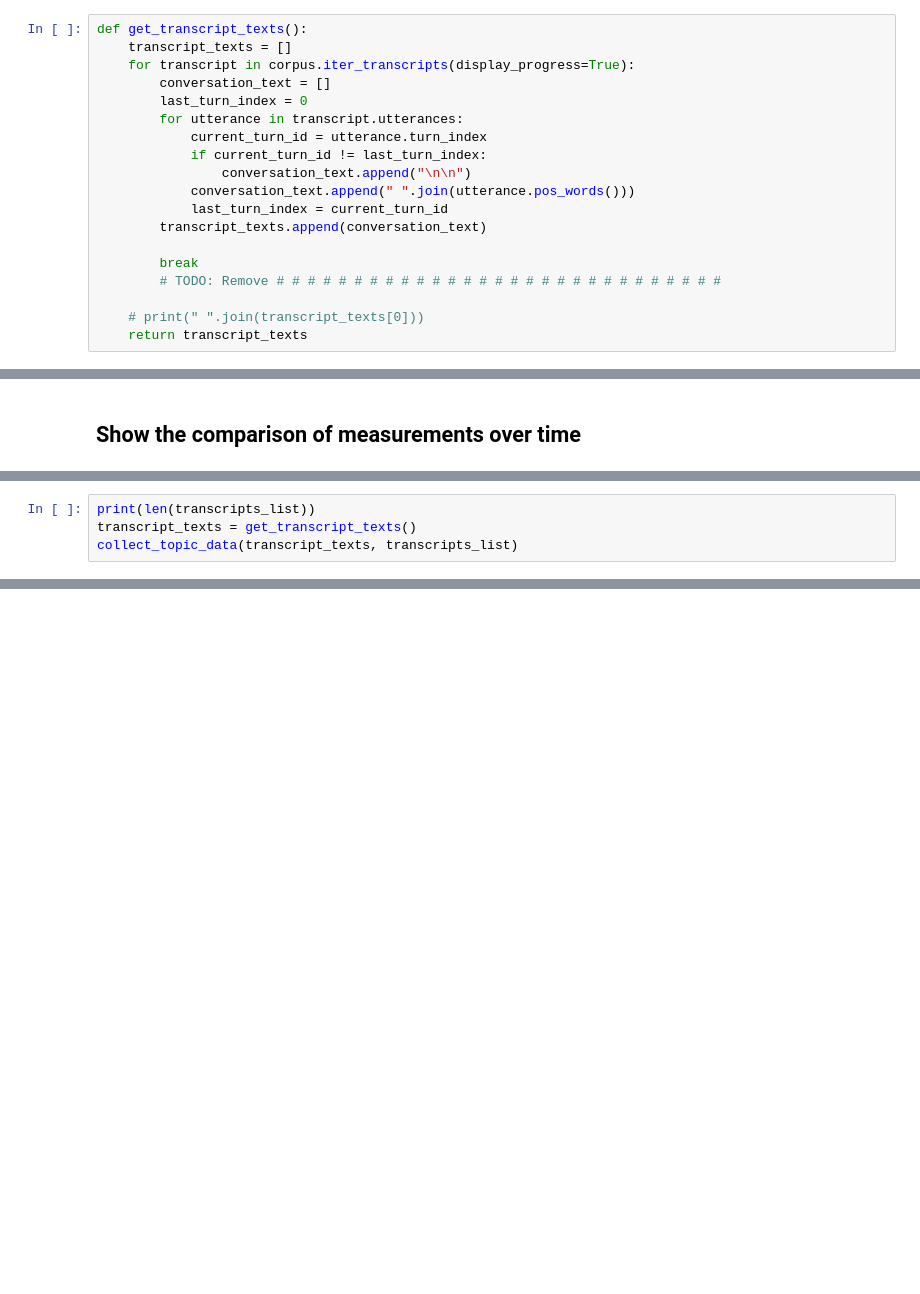
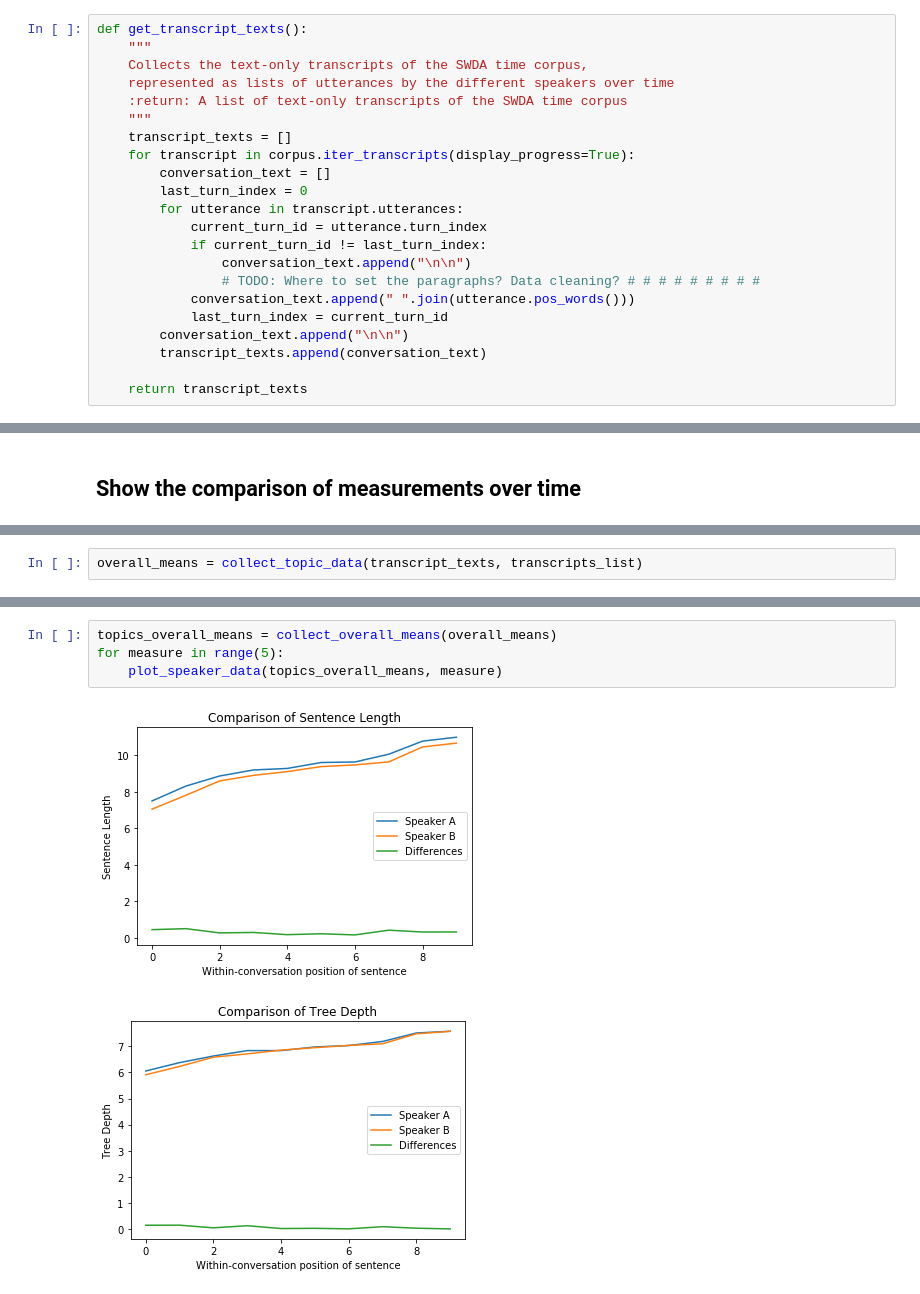
Before and after one commit to janoschhaber/CoSP, a Jupyter notebook: convergence/convergence.ipynb, the cells around one changed output, grey strips where cells are left out. Cells and saved outputs as stored; diff of their text form; blank space fills up the shorter version.

```diff
--- a/convergence/convergence.ipynb
+++ b/convergence/convergence.ipynb
@@ -228,6 +341,11 @@ for measure in range(5):
 ## Topic segmentation with TextTiling
 # %%
 def get_transcript_texts():
+    """
+    Collects the text-only transcripts of the SWDA time corpus,
+    represented as lists of utterances by the different speakers over time
+    :return: A list of text-only transcripts of the SWDA time corpus
+    """
     transcript_texts = []
     for transcript in corpus.iter_transcripts(display_progress=True):
         conversation_text = []
@@ -236,14 +354,12 @@ def get_transcript_texts():
             current_turn_id = utterance.turn_index
             if current_turn_id != last_turn_index:
                 conversation_text.append("\n\n")
+                # TODO: Where to set the paragraphs? Data cleaning? # # # # # # # # #
             conversation_text.append(" ".join(utterance.pos_words()))
             last_turn_index = current_turn_id
+        conversation_text.append("\n\n")
         transcript_texts.append(conversation_text)
 
-        break
-        # TODO: Remove # # # # # # # # # # # # # # # # # # # # # # # # # # # # #
-
-    # print(" ".join(transcript_texts[0]))
     return transcript_texts
 # %%
 def get_topic_start_indexes(tiles, transcript_data):
@@ -300,5 +446,3 @@ def collect_topic_data(transcript_texts, transcripts_list, num_bins = 10):
 # %%
-print(len(transcripts_list))
-transcript_texts = get_transcript_texts()
-collect_topic_data(transcript_texts, transcripts_list)
+overall_means = collect_topic_data(transcript_texts, transcripts_list)
 # %% [output]
@@ -324,0 +454,7 @@ Topic segment 9: Utterances 77 through 86
+# %%
+topics_overall_means = collect_overall_means(overall_means)
+for measure in range(5):
+    plot_speaker_data(topics_overall_means, measure)
+# %% [output]
+[figure, added]
+[figure, added]
```
Also changed, not shown: parts of 19 cells of this notebook.
